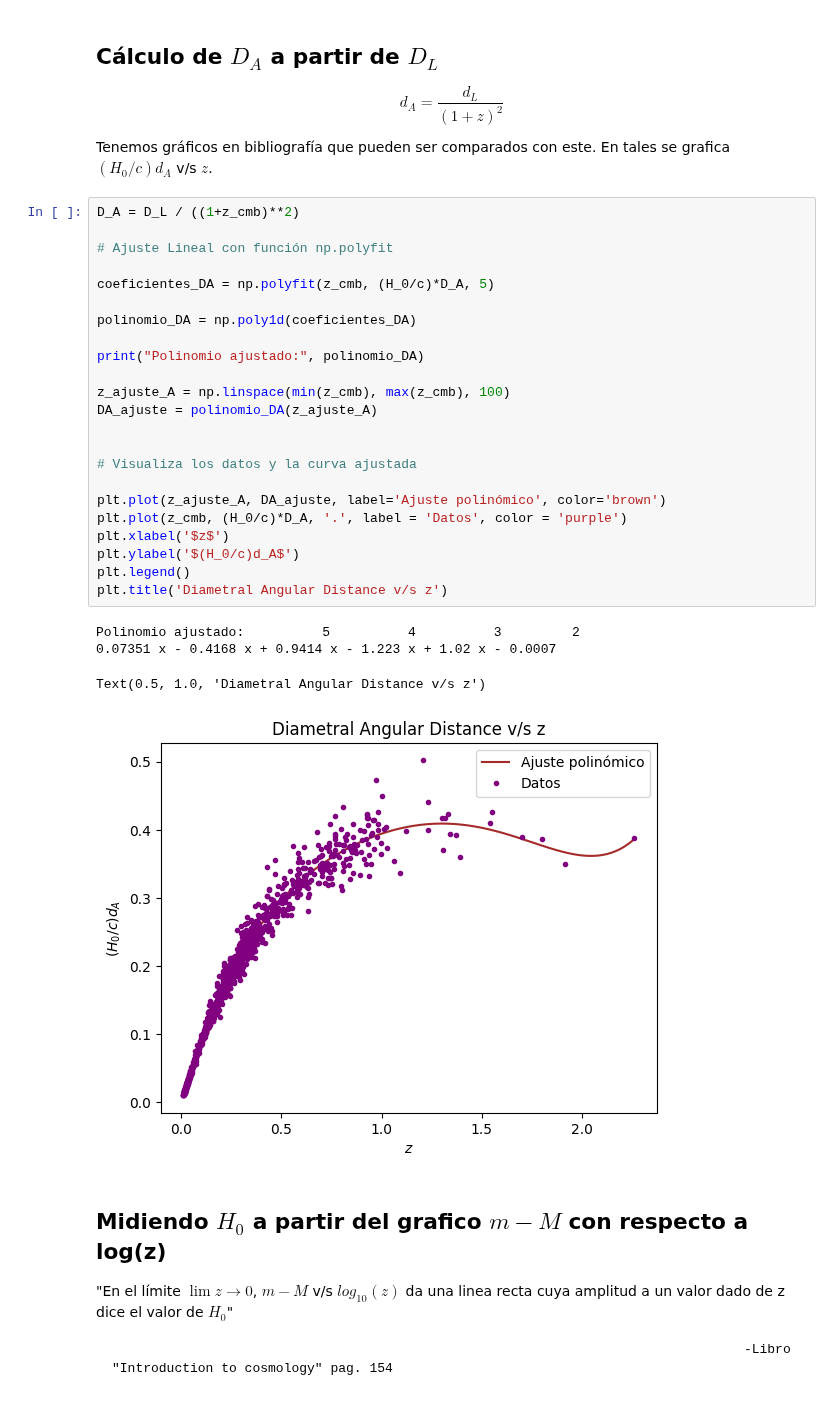
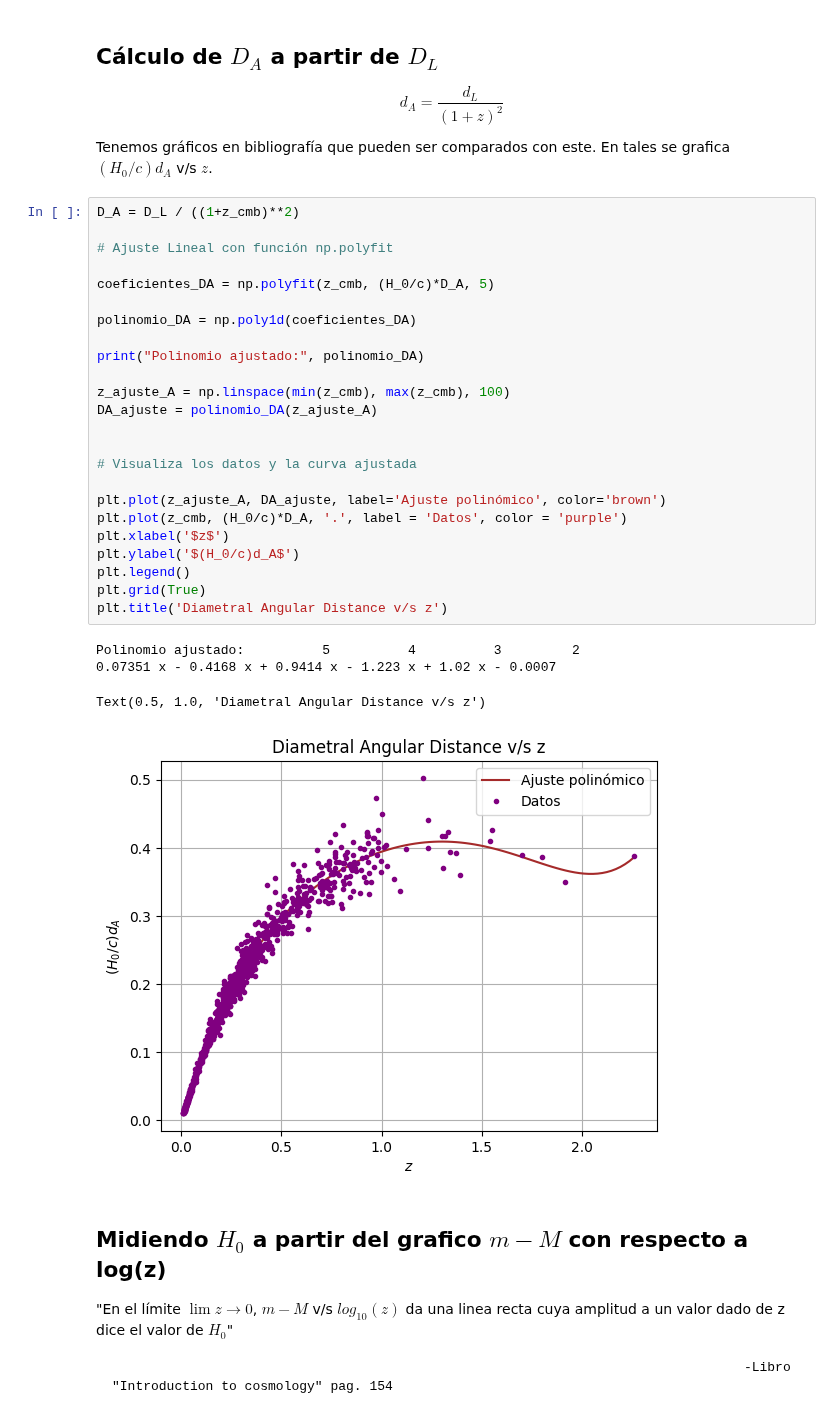
Before and after one commit to XimePS/Practica-DFI, a Jupyter notebook: código práctica dfi.ipynb, the cells around one changed output. Drawn from its saved outputs; the diff is of its cells as text.

```diff
--- a/código práctica dfi.ipynb
+++ b/código práctica dfi.ipynb
@@ -336,31 +339,32 @@ Tenemos gráficos en bibliografía que pueden ser comparados con este. En tales
 # %%
 D_A = D_L / ((1+z_cmb)**2)
 
 # Ajuste Lineal con función np.polyfit
 
 coeficientes_DA = np.polyfit(z_cmb, (H_0/c)*D_A, 5)
 
 polinomio_DA = np.poly1d(coeficientes_DA)
 
 print("Polinomio ajustado:", polinomio_DA)
 
 z_ajuste_A = np.linspace(min(z_cmb), max(z_cmb), 100)
 DA_ajuste = polinomio_DA(z_ajuste_A)
 
 
 # Visualiza los datos y la curva ajustada
 
 plt.plot(z_ajuste_A, DA_ajuste, label='Ajuste polinómico', color='brown')
 plt.plot(z_cmb, (H_0/c)*D_A, '.', label = 'Datos', color = 'purple')
 plt.xlabel('$z$')
 plt.ylabel('$(H_0/c)d_A$')
 plt.legend()
+plt.grid(True)
 plt.title('Diametral Angular Distance v/s z')
 # %% [output]
 Polinomio ajustado:          5          4          3         2
 0.07351 x - 0.4168 x + 0.9414 x - 1.223 x + 1.02 x - 0.0007
 Text(0.5, 1.0, 'Diametral Angular Distance v/s z')
-[figure, old version]
+[figure, new version]
 # %% [markdown]
 ## Midiendo $H_0$ a partir del grafico $m-M$ con respecto a log(z)
 
```
Also changed, not shown: parts of 16 cells of this notebook, 2 other files.
